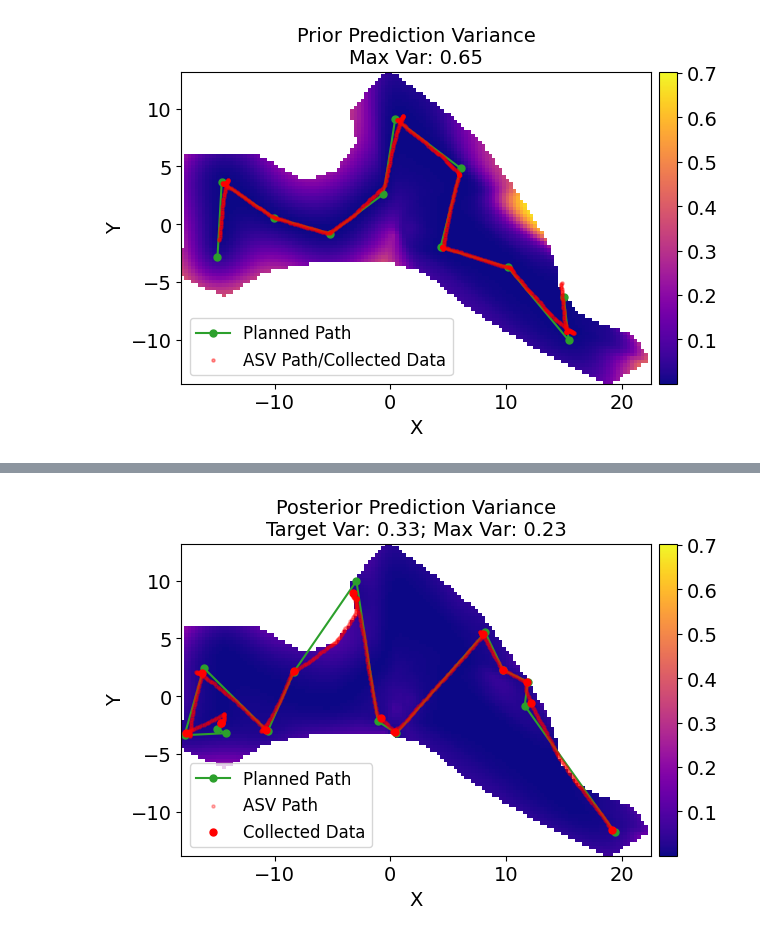
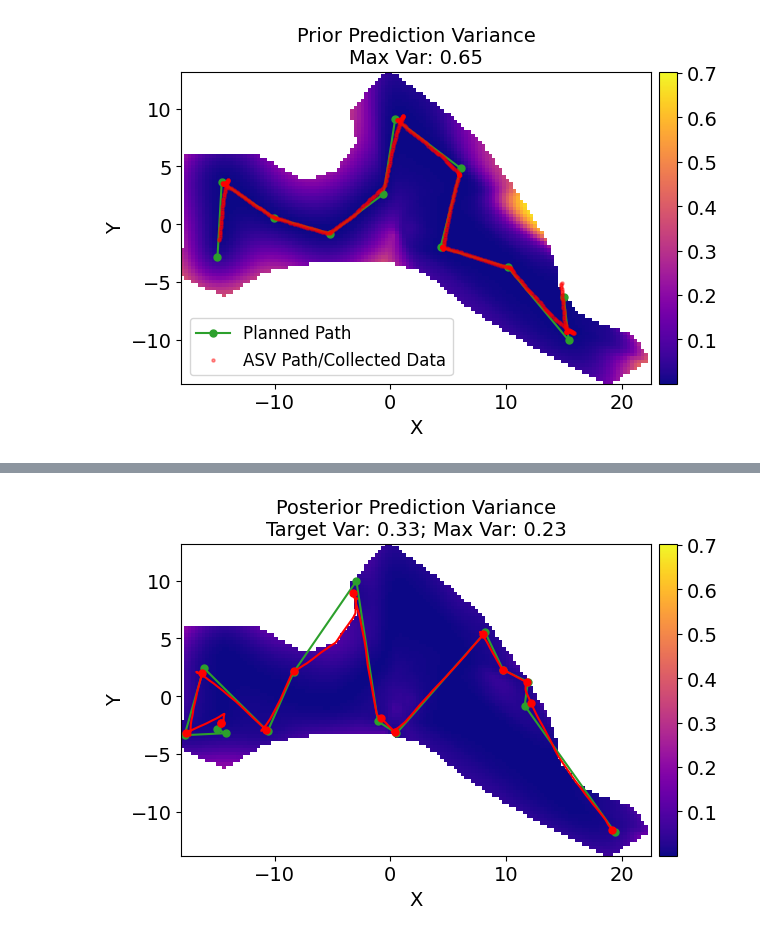
Before and after one commit to itskalvik/ros_sgp_tools, a Jupyter notebook: scripts/postprocess.ipynb, the cells around one changed output, grey strips where cells are left out. Drawn from its saved outputs; the diff is of its cells as text; code cells hidden in the pictures.

```diff
--- a/scripts/postprocess.ipynb
+++ b/scripts/postprocess.ipynb
@@ -45,7 +43,8 @@ W0000 00:00:1768698215.420861   99250 computation_placer.cc:177] computation pla
 To enable the following instructions: AVX2 AVX_VNNI FMA, in other operations, rebuild TensorFlow with the appropriate compiler flags.
 # %%
-mission_log = "../launch/data/Coverage-mission-2026-01-17-21-22-46"
+mission_log = "../launch/data/Coverage-mission-2026-01-19-17-05-45"
 num_samples = 5000
+controller = "aqua2"
 
 # data file
 fname = os.path.join(mission_log,
@@ -58,7 +57,7 @@ with h5py.File(fname, "r") as f:
     X = f["X"][:].astype(float)
     y = f["y"][:].astype(float)
 
-    X_objective = f["X_objective"][:].astype(float)
+    X_candidates = f["X_objective"][:].astype(float)
 
     X_init = f["X_init"][:].astype(float)
     y_init = f["y_init"][:].astype(float)
@@ -74,9 +73,18 @@ print(f'Number of initial data samples: {X_init.shape[0]}')
 print(f'Number of solution data samples: {X.shape[0]}')
 print(f'Number of reconstruction samples: {num_samples}')
 
-X_candidates = X_objective
-X_scaler = LatLonStandardScaler()
-X_scaler.fit(X_candidates)
+if controller == 'mavros':
+    X_scaler = LatLonStandardScaler()
+    X_scaler.fit(X_candidates)
+elif controller == 'aqua2':
+    X_scaler = StandardScaler()
+    X_scaler.fit(X_candidates)
+    # Change variance/scale parameter to ensure all axis are scaled to the same value
+    ind = np.argmax(X_scaler.var_)
+    X_scaler.var_ = np.ones(X.shape[-1])*X_scaler.var_[ind]
+    X_scaler.scale_ = np.ones(X.shape[-1])*X_scaler.scale_[ind]
+    X_scaler.scale_ /= 10.0  # Scale to ensure an extent of ~10 units
+
 X_candidates = X_scaler.transform(X_candidates)
 y_scaler = StandardScaler()
 y_scaler.fit(y)
@@ -274,12 +283,12 @@ cax = divider.append_axes("right", size="4%", pad=0.08)  # thickness + spacing
 fig.colorbar(im, cax=cax)
 
 ax.plot(sol_path[:, 0], sol_path[:, 1], c='C2', marker='o', markersize=5, label='Planned Path')
-ax.scatter(X[:, 0], X[:, 1], c='r', s=5, label='ASV Path', zorder=10, alpha=0.3)
+ax.plot(X[:, 0], X[:, 1], c='r', markersize=5, label='ASV Path', zorder=10, alpha=1)
 ax.scatter(sol_X[:, 0], sol_X[:, 1], c='r', s=25, label='Collected Data', zorder=10)
 
 ax.set_xlabel('X')
 ax.set_ylabel('Y')
-ax.legend(loc='lower left')
+#ax.legend(loc='upper right')
 ax.set_title(f'Posterior Prediction Variance\nTarget Var: {var_prior.numpy().max()*0.5:.2f}; Max Var: {var_post.numpy().max():.2f}')
 fig.savefig("global_post", bbox_inches="tight")
 
@@ -289 +298 @@ Max Variance: 0.22934842
-[figure, old version]
+[figure, new version]
```
Also changed, not shown: parts of 5 cells of this notebook.
